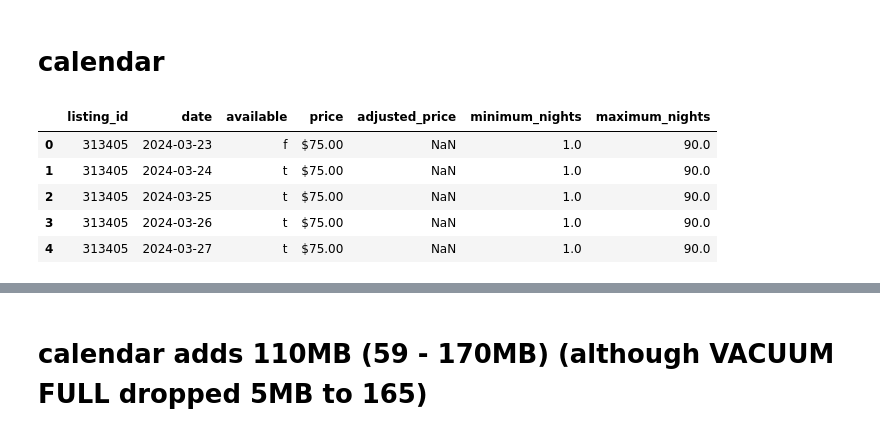
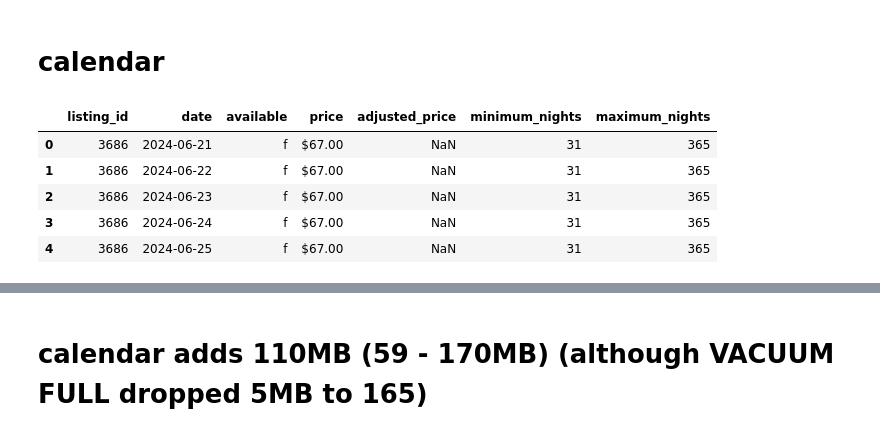
Before and after one commit to johbry17/DC-AirBnB-SQL-Database, a Jupyter notebook: data/v2.0/data_cleaning_v2.0.ipynb, the cells around one changed output, grey strips where cells are left out. Saved outputs shown, nothing was run; the diff lists cells and outputs as text; code cells hidden in the pictures.

Commit message:
load June 2024 data

```diff
--- a/data/v2.0/data_cleaning_v2.0.ipynb
+++ b/data/v2.0/data_cleaning_v2.0.ipynb
@@ -3,6 +3,14 @@
 import pandas as pd
 from sqlalchemy import create_engine, text
 import config
+# %%
+# define paths to csv files (update as needed)
+# check folder, and month for each path
+path_to_listings_detailed = "../raw_data/listings_detailed_2024_jun.csv"
+path_to_listings_simple = "../raw_data/2024_jun/listings.csv"
+path_to_reviews_pt1 = "../raw_data/reviews_detailed_2024_jun_pt1.csv"
+path_to_reviews_pt2 = "../raw_data/reviews_detailed_2024_jun_pt2.csv"
+path_to_calendar = "../raw_data/2024_jun/calendar.csv"
 # %%
 # connect to database
 db_url = f"postgresql://postgres:{config.password}@localhost:5432/{config.database}"
@@ -630,15 +657,15 @@ to_sql_and_csv("reviews", reviews_df)
 # %% [markdown]
 # calendar
 # %%
-calendar_df = pd.read_csv("../raw_data/2024_mar/calendar.csv")
+calendar_df = pd.read_csv(path_to_calendar)
 calendar_df.head()
 # %% [output]
 |  | listing_id | date | available | price | adjusted_price | minimum_nights | maximum_nights |
-| 0 | 313405 | 2024-03-23 | f | $75.00 | NaN | 1.0 | 90.0 |
-| 1 | 313405 | 2024-03-24 | t | $75.00 | NaN | 1.0 | 90.0 |
-| 2 | 313405 | 2024-03-25 | t | $75.00 | NaN | 1.0 | 90.0 |
-| 3 | 313405 | 2024-03-26 | t | $75.00 | NaN | 1.0 | 90.0 |
-| 4 | 313405 | 2024-03-27 | t | $75.00 | NaN | 1.0 | 90.0 |
+| 0 | 3686 | 2024-06-21 | f | $67.00 | NaN | 31 | 365 |
+| 1 | 3686 | 2024-06-22 | f | $67.00 | NaN | 31 | 365 |
+| 2 | 3686 | 2024-06-23 | f | $67.00 | NaN | 31 | 365 |
+| 3 | 3686 | 2024-06-24 | f | $67.00 | NaN | 31 | 365 |
+| 4 | 3686 | 2024-06-25 | f | $67.00 | NaN | 31 | 365 |
 # %%
 # drop rows not in listings_df
 calendar_df = calendar_df[calendar_df["listing_id"].isin(listings_df["listing_id"])]
```
Also changed, not shown: parts of 16 cells of this notebook, 19 other files.
